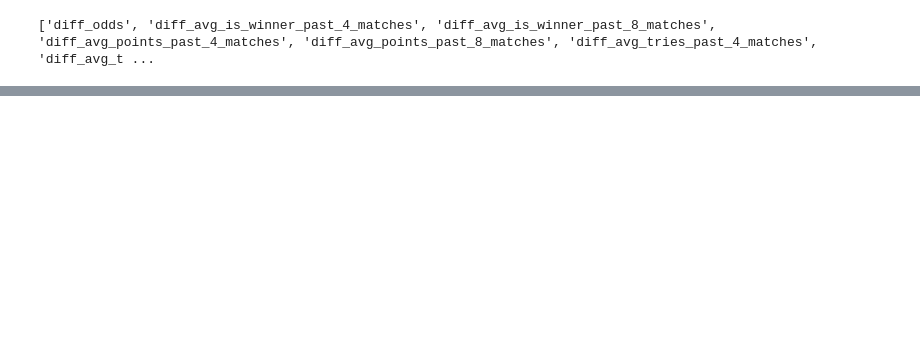
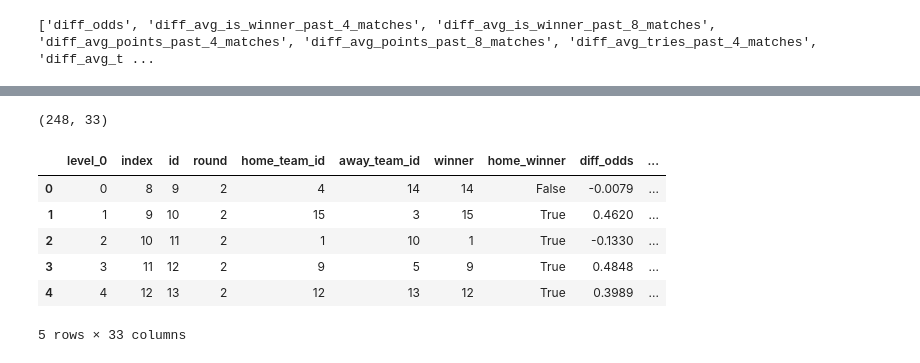
Before and after one commit to njpowers7915/NRL-match-data, a Jupyter notebook: predictions/predictions_notebook.ipynb, the cells around one changed output, grey strips where cells are left out. Cells and saved outputs as stored; diff of their text form; code cells hidden in the pictures; blank space fills up the shorter version.

Commit message:
working on actual predictions

```diff
--- a/predictions/predictions_notebook.ipynb
+++ b/predictions/predictions_notebook.ipynb
@@ -412,8 +394,8 @@ print(diff_cols)
 ['diff_odds', 'diff_avg_is_winner_past_4_matches', 'diff_avg_is_winner_past_8_matches', 'diff_avg_points_past_4_matches', 'diff_avg_points_past_8_matches', 'diff_avg_tries_past_4_matches', 'diff_avg_t ...
 # %%
 cols = ['id', 'round', 'home_team_id', 'away_team_id', 'winner', 'home_winner']
-final_col_list = cols.extend(diff_cols)
-print(final_col_list)
-final_predictions = predictions_df[final_col_list]
+cols.extend(diff_cols)
+print(cols)
+final_predictions = predictions_df[cols]
 final_predictions.head()
 # %% [output]
@@ -421,0 +410,14 @@ KeyError: None
+# %%
+#final_predictions.corr()
+final_predictions = final_predictions.dropna().reset_index()
+print(final_predictions.shape)
+final_predictions.head()
+# %% [output]
+(248, 33)
+|  | level_0 | index | id | round | home_team_id | away_team_id | winner | home_winner | diff_odds | ... |
+| 0 | 0 | 8 | 9 | 2 | 4 | 14 | 14 | False | -0.0079 | ... |
+| 1 | 1 | 9 | 10 | 2 | 15 | 3 | 15 | True | 0.4620 | ... |
+| 2 | 2 | 10 | 11 | 2 | 1 | 10 | 1 | True | -0.1330 | ... |
+| 3 | 3 | 11 | 12 | 2 | 9 | 5 | 9 | True | 0.4848 | ... |
+| 4 | 4 | 12 | 13 | 2 | 12 | 13 | 12 | True | 0.3989 | ... |
+5 rows × 33 columns
```
Also changed, not shown: parts of 4 cells of this notebook.
